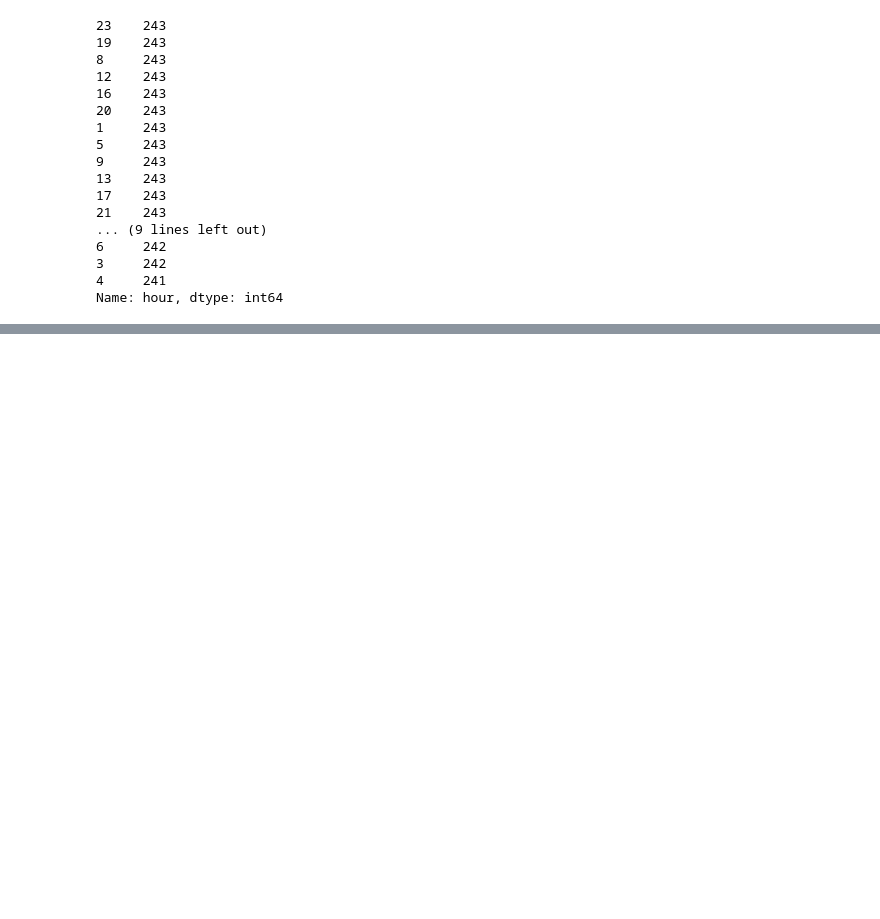
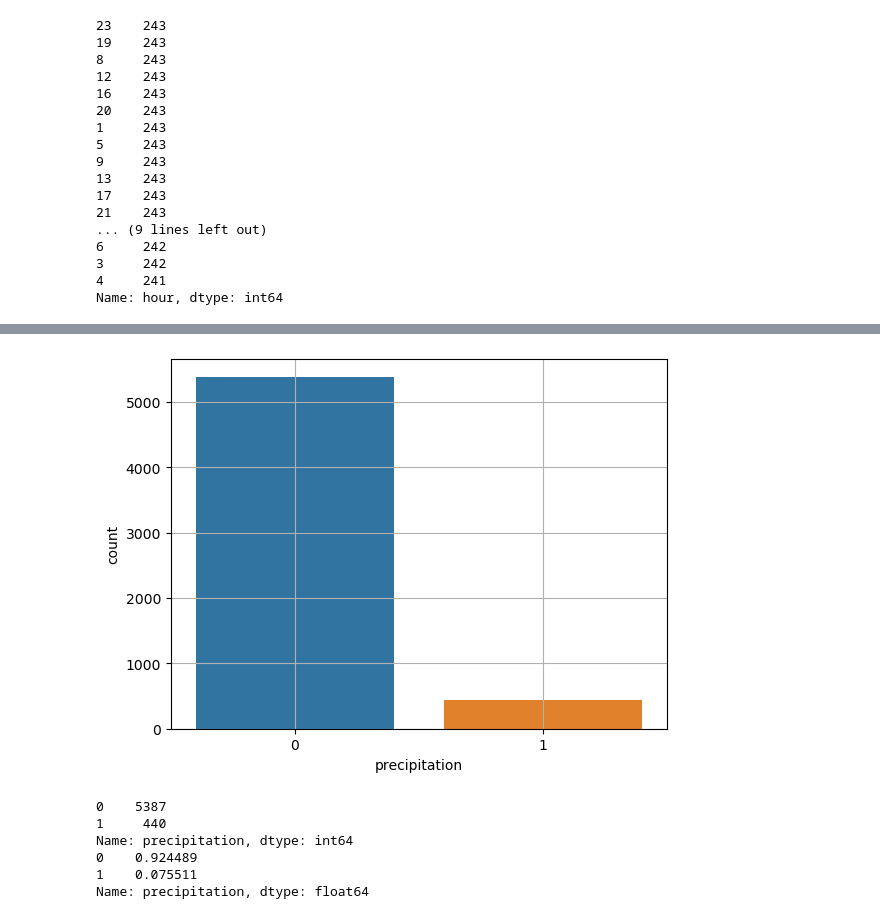
Before and after one commit to jyHyun1014/python-mini-projects, a Jupyter notebook: seoul-bike/seoul_bike.ipynb, the cells around one changed output, grey strips where cells are left out. Saved outputs shown, nothing was run; the diff lists cells and outputs as text; code cells hidden in the pictures; blank space fills up the shorter version.

```diff
--- a/seoul-bike/seoul_bike.ipynb
+++ b/seoul-bike/seoul_bike.ipynb
@@ -148,0 +212,2 @@ Name: hour, dtype: int64
+# %%
+var = 'precipitation'
@@ -148,0 +230,16 @@ Name: hour, dtype: int64
+# %%
+sns.countplot(x=var, data=data)
+plt.grid()
+plt.show()
+# %% [output]
+[figure, added]
+# %%
+print(data[var].value_counts()) # 값과 개수
+print(data[var].value_counts(normalize=True)) # 비율
+# %% [output]
+0    5387
+1     440
+Name: precipitation, dtype: int64
+0    0.924489
+1    0.075511
+Name: precipitation, dtype: float64
```
Also changed, not shown: parts of 10 cells of this notebook.
